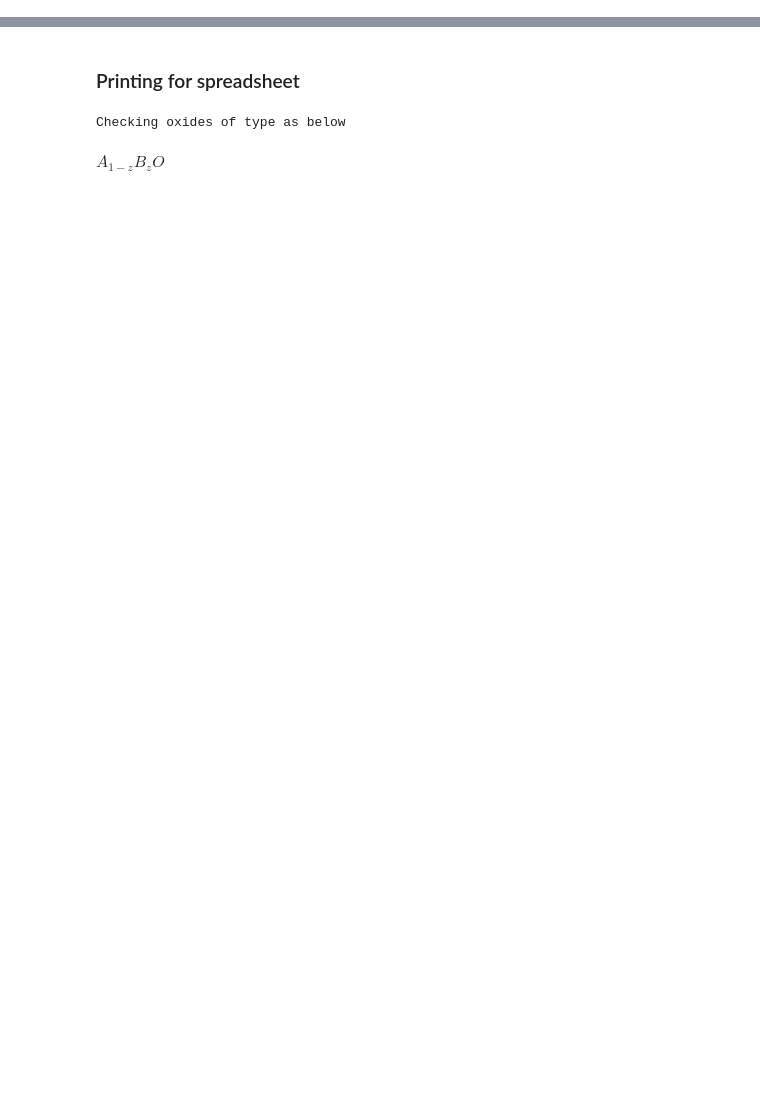
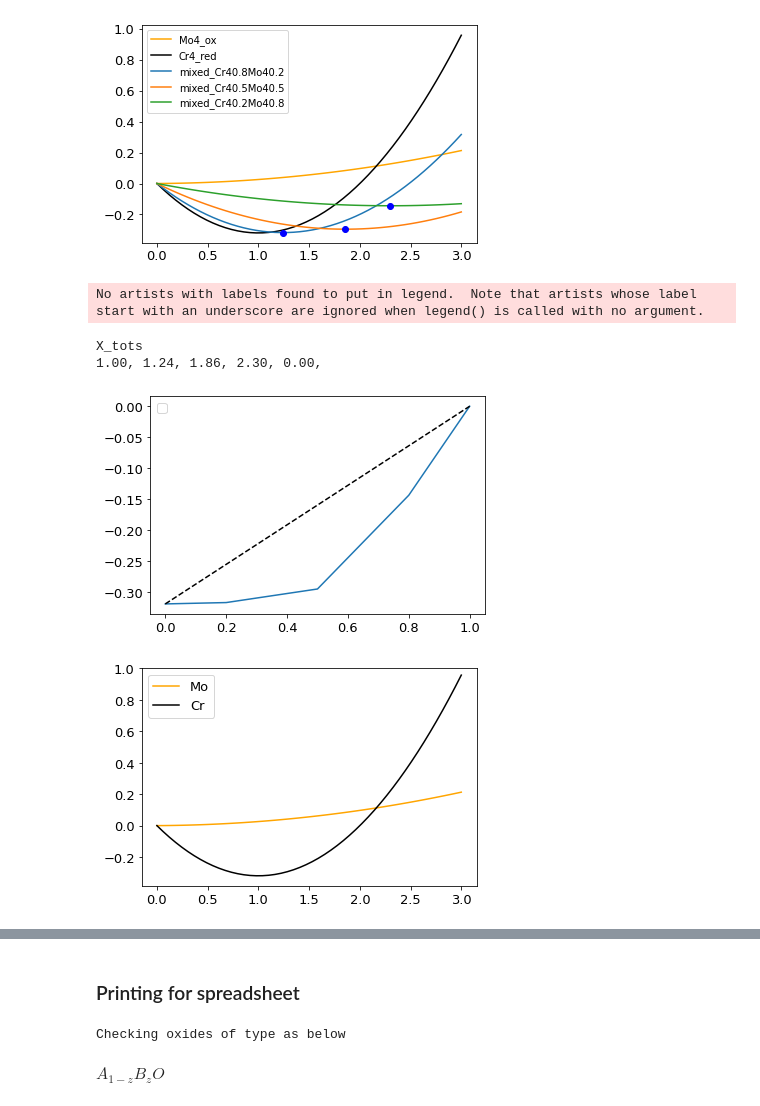
Before and after one commit to michaelcraiger/fefos, a Jupyter notebook: formation_energy_mixer.ipynb, the cells around one changed output, grey strips where cells are left out. Cells and saved outputs as stored; diff of their text form; code cells hidden in the pictures; blank space fills up the shorter version.

```diff
--- a/formation_energy_mixer.ipynb
+++ b/formation_energy_mixer.ipynb
@@ -126,3 +181,83 @@ set_of_elements = set([x[:-1] for x in mp_quadratic_equations_ox])
 # when it shouldn't. I gets mistakenly matched with Ir data, and Y with Yb data.
 set_of_elements.remove("I")
 set_of_elements.remove("Y")
+# %%
+oxidation_state = 4
+for housing_element in ['Mo']:
+    house_ele_ox = housing_element+str(oxidation_state)
+    #print(house_ele_ox)
+    if (house_ele_ox not in mp_quadratic_equations_ox.keys() or house_ele_ox not in mp_quadratic_equations_red.keys()):
+        print("Missing eq for {}".format(housing_element))
+        continue
+
+    pairings = []
+    ground_states =  []
+    zs = [0, 0.2, 0.5, 0.8, 1.0]
+
+    for ele in ['Cr']:
+
+        dope_ele_ox = ele+str(oxidation_state)
+        if ele==housing_element:
+            continue
+
+        else:
+            pred_1, pred_2, ox_1, ox_2 = formation_energy_mixing(dope_ele_ox, house_ele_ox,
+                                                                 zs, plotting=True)
+
+        can_reduce = True
+        can_oxidise = True
+        # check if it found any solutions
+        if sum(ox_1)==0:
+            can_reduce = False
+        if sum(ox_2)==0:
+            can_oxidise = False
+
+        if can_reduce:
+            plt.plot(zs, pred_1, label="B={}".format(ele), color=ele2col[ele])
+            plt.plot([zs[0], zs[-1]], [0, 0], 'k--')
+        if can_oxidise:
+            plt.plot(zs, pred_2, label="B={}".format(ele), ls='-', color=ele2col[ele])#, 'r-')
+            plt.plot([zs[0], zs[-1]], [0, 0], 'k--')
+
+        if ele<housing_element:
+            info_dict = binary_pairing_data[ele+"_"+housing_element+"_"+str(oxidation_state)]
+            for match in info_dict:
+                if ele in match:
+                    conc2plot = float(match.split("_")[1])
+                    if info_dict[match]['Coordination match']:
+                        plt.plot(conc2plot, info_dict[match]['MP ΔD'], 'o', color=ele2col[ele])
+                        plt.text(conc2plot, info_dict[match]['MP ΔD']+0.02,
+                                 info_dict[match]['MP_id']+"\n"+info_dict[match]['MP_name'])
+
+                else:
+                    conc2plot = 1-float(match.split("_")[1])
+                    if info_dict[match]['Coordination match']:
+                        plt.plot(conc2plot, info_dict[match]['MP ΔD'], 'o', color=ele2col[ele])
+                        plt.text(conc2plot, info_dict[match]['MP ΔD']+0.02,
+                                 info_dict[match]['MP_id']+"\n"+info_dict[match]['MP_name'])
+        else:
+            info_dict = binary_pairing_data[housing_element+"_"+ele+"_"+str(oxidation_state)]
+            for match in info_dict:
+                if ele in match:
+                    conc2plot = float(match.split("_")[1])
+                    if info_dict[match]['Coordination match']:
+                        plt.plot(conc2plot, info_dict[match]['MP ΔD'], 'o', color=ele2col[ele])
+                        plt.text(conc2plot, info_dict[match]['MP ΔD']+0.02,
+                                 info_dict[match]['MP_id']+"\n"+info_dict[match]['MP_name'])
+                else:
+                    conc2plot = 1-float(match.split("_")[1])
+                    if info_dict[match]['Coordination match']:
+                        plt.plot(conc2plot, info_dict[match]['MP ΔD'], 'o', color=ele2col[ele])
+                        plt.text(conc2plot, info_dict[match]['MP ΔD']+0.02,
+                                 info_dict[match]['MP_id']+"\n"+info_dict[match]['MP_name'])
+
+    plt.legend()
+    plt.xlabel("$x, {}_{{1-z}}Cr_{{z}}O_{{2}}$".format(housing_element, ), fontsize=16)
+    plt.savefig("Cr_Mo_1d.pdf")
+# %% [output]
+[figure, added]
+No artists with labels found to put in legend.  Note that artists whose label start with an underscore are ignored when legend() is called with no argument.
+X_tots
+1.00, 1.24, 1.86, 2.30, 0.00,
+[figure, added]
+[figure, added]
```
Also changed, not shown: parts of 12 cells of this notebook.
